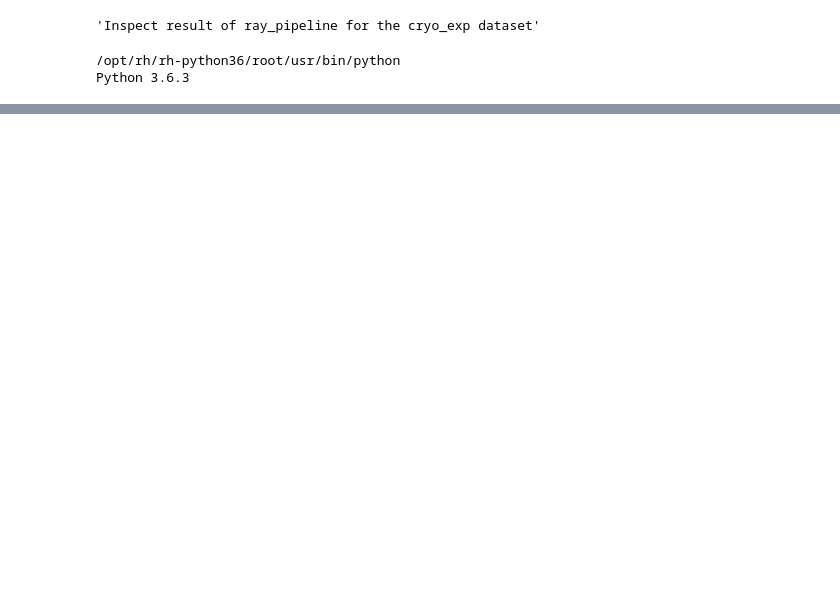
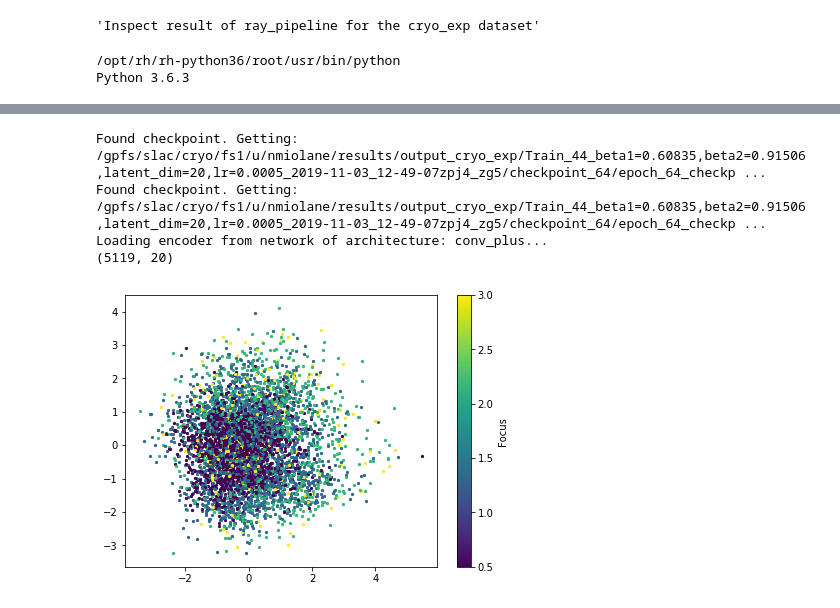
Before and after one commit to battyone/notebooks-1, a Jupyter notebook: inspect_cryo_exp_ray.ipynb, the cells around one changed output, grey strips where cells are left out. Saved outputs shown, nothing was run; the diff lists cells and outputs as text; code cells hidden in the pictures; blank space fills up the shorter version.

```diff
--- a/inspect_cryo_exp_ray.ipynb
+++ b/inspect_cryo_exp_ray.ipynb
@@ -565,0 +127,13 @@ Found checkpoint. Getting: /home/nina/ray_results/Train/Train_8_inner_dim=256,la
+# %%
+fig, ax = plt.subplots(nrows=1, ncols=1, figsize=(7, 5))
+
+im, ax = vis.plot_cryo(ax, OUTPUT, DATASET_PATH, LABELS_PATH)
+cb = fig.colorbar(im, ax=ax)
+focus = cb.set_label('Focus')
+yticklabels = cb.ax.set_yticklabels(np.arange(start=0.5, stop=5.5, step=0.5))
+# %% [output]
+Found checkpoint. Getting: /gpfs/slac/cryo/fs1/u/nmiolane/results/output_cryo_exp/Train_44_beta1=0.60835,beta2=0.91506,latent_dim=20,lr=0.0005_2019-11-03_12-49-07zpj4_zg5/checkpoint_64/epoch_64_checkp ...
+Found checkpoint. Getting: /gpfs/slac/cryo/fs1/u/nmiolane/results/output_cryo_exp/Train_44_beta1=0.60835,beta2=0.91506,latent_dim=20,lr=0.0005_2019-11-03_12-49-07zpj4_zg5/checkpoint_64/epoch_64_checkp ...
+Loading encoder from network of architecture: conv_plus...
+(5119, 20)
+[figure, added]
```
Also changed, not shown: parts of 48 cells of this notebook, 1 other file.
